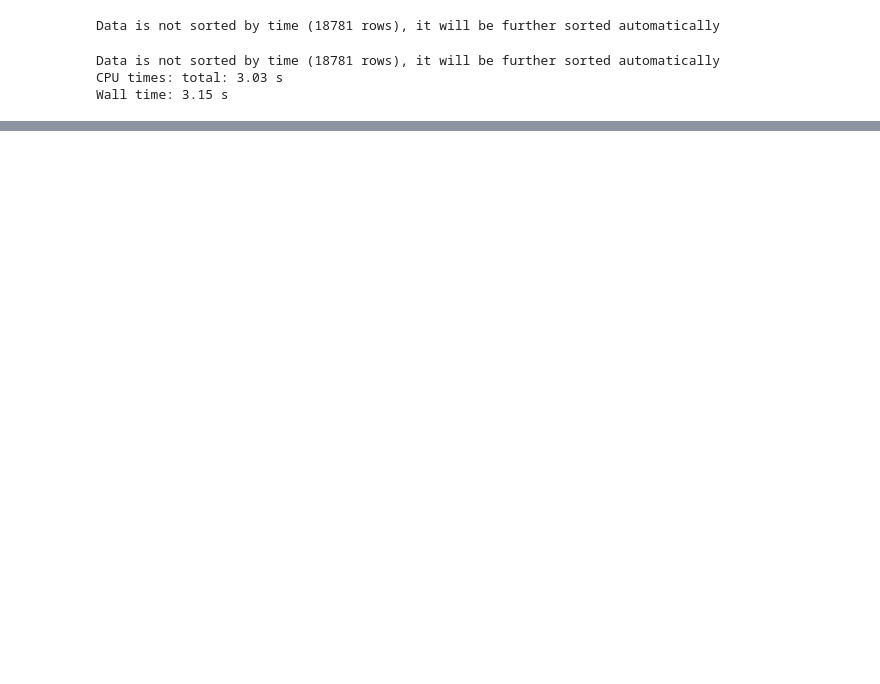
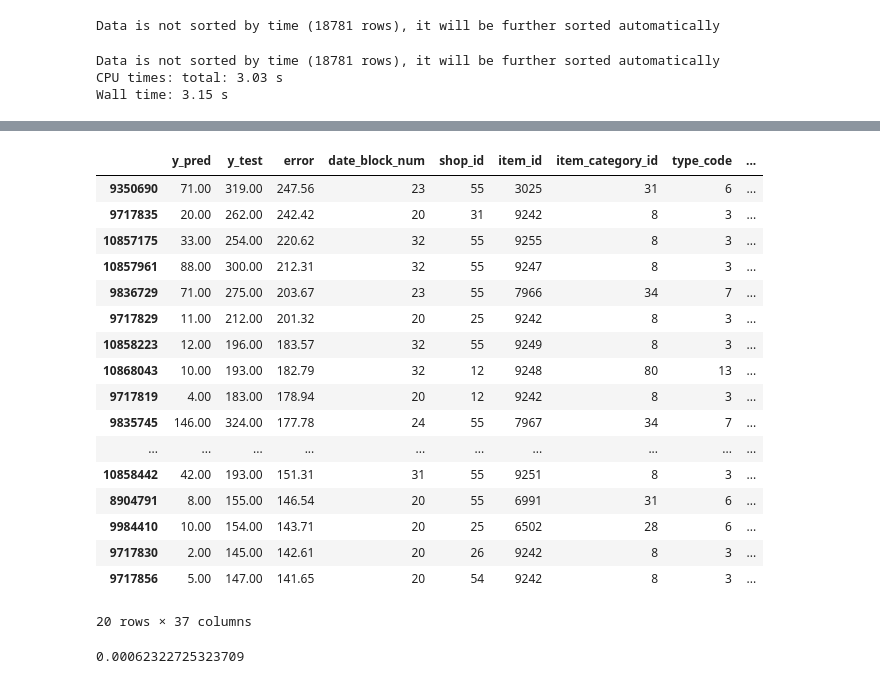
Before and after one commit to Yarmmax/DS_Intership, a Jupyter notebook: Advanced modeling.ipynb, the cells around one changed output, grey strips where cells are left out. Cells and saved outputs as stored; diff of their text form; code cells hidden in the pictures; blank space fills up the shorter version.

Commit message:
DS-3-Adnvanced-modeling
Changes:
 -Implemented and tested explainability layer

 -Coded baseline of error analysis layer

```diff
--- a/Advanced modeling.ipynb
+++ b/Advanced modeling.ipynb
@@ -720,0 +752,15 @@ for ID in submission_examples:
+# %%
+error_analysis_report = []
+
+X = data['train_data'].drop(columns=['item_cnt_month'])
+y = data['train_data'].item_cnt_month
+
+#split traind data
+X_train, X_test, y_train, y_test = train_test_split(X, y,test_size=0.2, shuffle=False)
+
+# learn model on train
+model = cb.CatBoostRegressor(iterations=1000)
+model.fit(X_train, y_train)
+
+# Analyze errors on test
+y_pred = model.predict(X_test)
@@ -720,0 +785,34 @@ for ID in submission_examples:
+# %%
+errors_info = pd.DataFrame({"y_pred": y_pred,
+                            "y_test": y_test,
+                            "error": np.abs(y_pred-y_test),
+                            }).join(X_test)
+# %%
+errors_info['y_pred'] = round(errors_info.y_pred)
+# %%
+errors_info[['y_pred', 'y_test']] = errors_info[['y_pred', 'y_test']].replace(0, 1)
+# %%
+errors_info.sort_values(by=['error'], ascending=False).head(20)
+# %% [output]
+|  | y_pred | y_test | error | date_block_num | shop_id | item_id | item_category_id | type_code | ... |
+| 9350690 | 71.00 | 319.00 | 247.56 | 23 | 55 | 3025 | 31 | 6 | ... |
+| 9717835 | 20.00 | 262.00 | 242.42 | 20 | 31 | 9242 | 8 | 3 | ... |
+| 10857175 | 33.00 | 254.00 | 220.62 | 32 | 55 | 9255 | 8 | 3 | ... |
+| 10857961 | 88.00 | 300.00 | 212.31 | 32 | 55 | 9247 | 8 | 3 | ... |
+| 9836729 | 71.00 | 275.00 | 203.67 | 23 | 55 | 7966 | 34 | 7 | ... |
+| 9717829 | 11.00 | 212.00 | 201.32 | 20 | 25 | 9242 | 8 | 3 | ... |
+| 10858223 | 12.00 | 196.00 | 183.57 | 32 | 55 | 9249 | 8 | 3 | ... |
+| 10868043 | 10.00 | 193.00 | 182.79 | 32 | 12 | 9248 | 80 | 13 | ... |
+| 9717819 | 4.00 | 183.00 | 178.94 | 20 | 12 | 9242 | 8 | 3 | ... |
+| 9835745 | 146.00 | 324.00 | 177.78 | 24 | 55 | 7967 | 34 | 7 | ... |
+| ... | ... | ... | ... | ... | ... | ... | ... | ... | ... |
+| 10858442 | 42.00 | 193.00 | 151.31 | 31 | 55 | 9251 | 8 | 3 | ... |
+| 8904791 | 8.00 | 155.00 | 146.54 | 20 | 55 | 6991 | 31 | 6 | ... |
+| 9984410 | 10.00 | 154.00 | 143.71 | 20 | 25 | 6502 | 28 | 6 | ... |
+| 9717830 | 2.00 | 145.00 | 142.61 | 20 | 26 | 9242 | 8 | 3 | ... |
+| 9717856 | 5.00 | 147.00 | 141.65 | 20 | 54 | 9242 | 8 | 3 | ... |
+20 rows × 37 columns
+# %%
+errors_info[errors_info.y_pred > 20].sort_values(by=['error'], ascending=False).shape[0] / X_test.shape[0]
+# %% [output]
+0.00062322725323709
```
Also changed, not shown: parts of 29 cells of this notebook, 4 other files.
